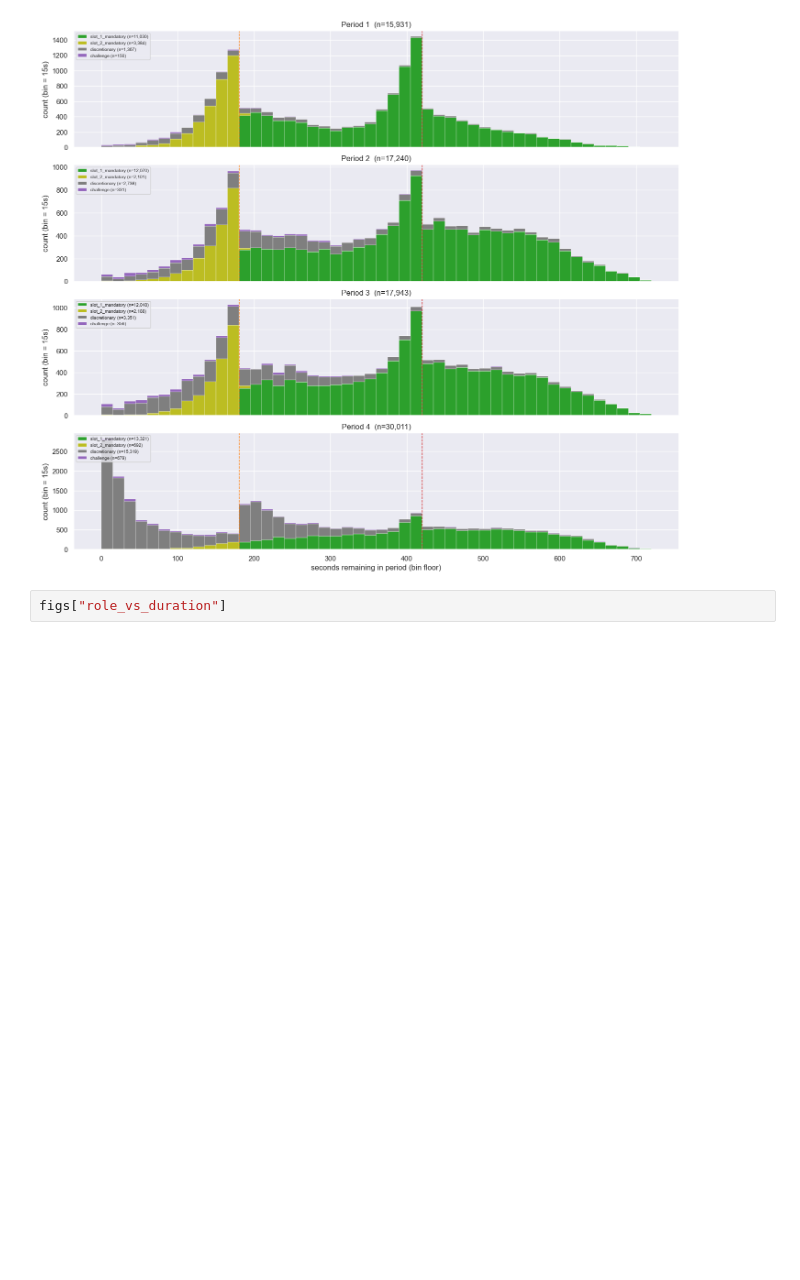
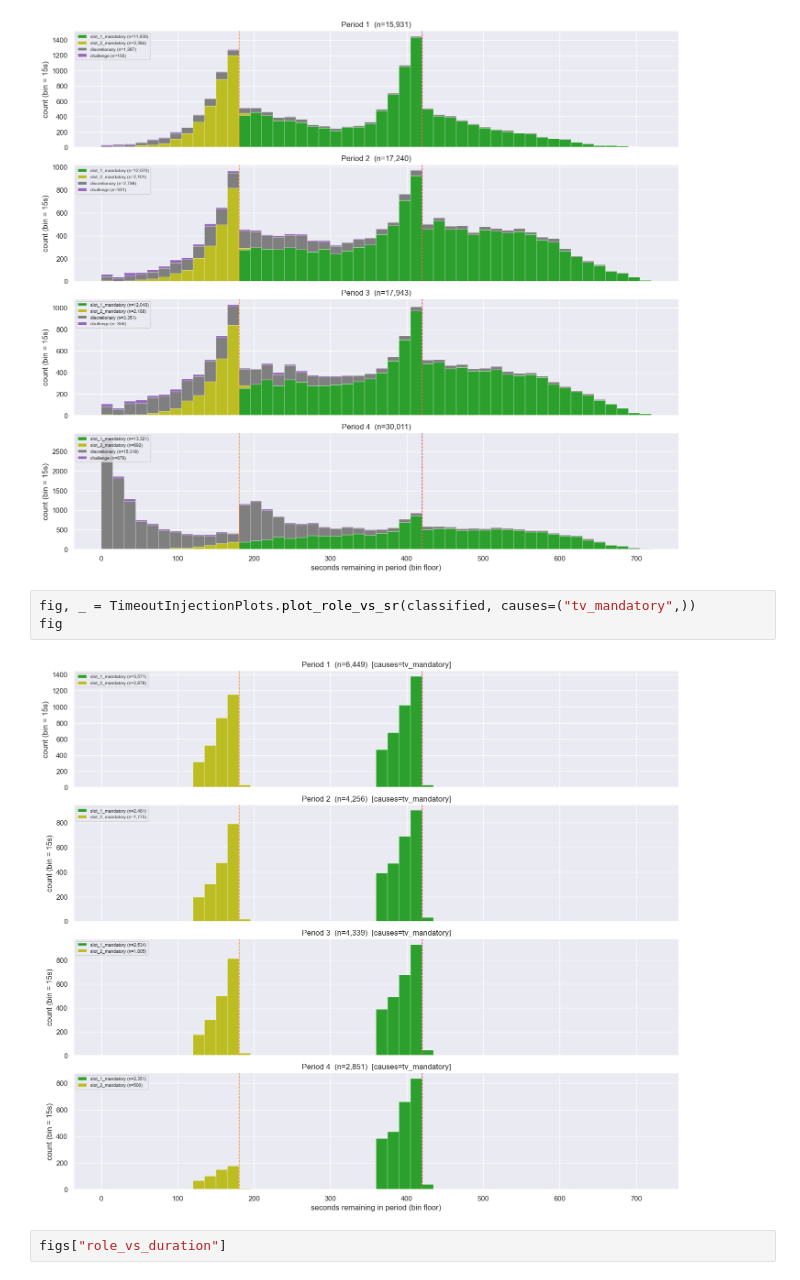
Before and after one commit to akseldkw07/NBA-Timeout-Impact, a Jupyter notebook: Notebooks/TV-Timeout-Injection.ipynb, the cells around one changed output. Saved outputs shown, nothing was run; the diff lists cells and outputs as text; blank space fills up the shorter version.

```diff
--- a/Notebooks/TV-Timeout-Injection.ipynb
+++ b/Notebooks/TV-Timeout-Injection.ipynb
@@ -148,6 +148,11 @@ fig
 figs["role_vs_sr"]
 # %% [output]
 [figure]
+# %%
+fig, _ = TimeoutInjectionPlots.plot_role_vs_sr(classified, causes=("tv_mandatory",))
+fig
+# %% [output]
+[figure, added]
 # %%
 figs["role_vs_duration"]
 # %% [output]
```
Also changed, not shown: parts of 6 cells of this notebook, 2 other files.
